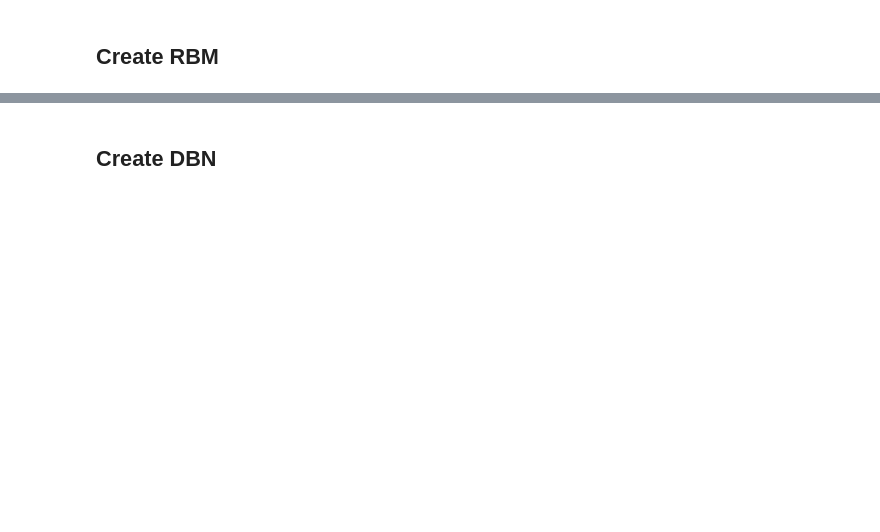
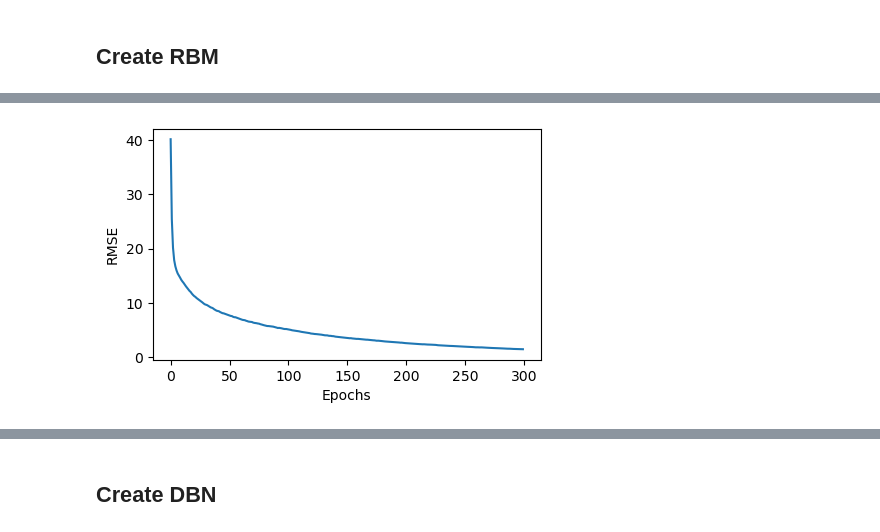
Before and after one commit to agatheminaro/from-rbm-to-dnn, a Jupyter notebook: binary_alpha_digits_study.ipynb, the cells around one changed output, grey strips where cells are left out. Cells and saved outputs as stored; diff of their text form; code cells hidden in the pictures; blank space fills up the shorter version.

```diff
--- a/binary_alpha_digits_study.ipynb
+++ b/binary_alpha_digits_study.ipynb
@@ -41,0 +117,10 @@ rbm_model.generer_image_RBM(nb_data=10, nb_gibbs=100)
+# %%
+rbm = RBM(p, q=512)
+errors_all = rbm.train_RBM(X=data, epsilon=EPSILON, batch_size=BATCH_SIZE, nb_epochs=NB_EPOCHS)
+plt.figure(figsize=(5, 3))
+plt.plot(errors_all)
+plt.xlabel('Epochs')
+plt.ylabel('RMSE')
+plt.show()
+# %% [output]
+[figure, added]
```
Also changed, not shown: parts of 15 cells of this notebook, 2 other files.
